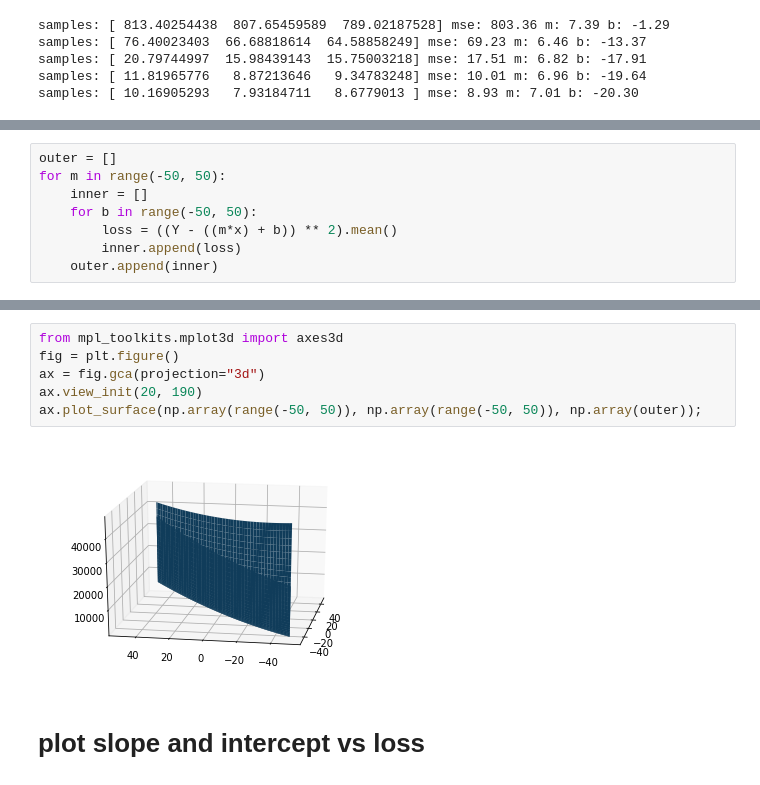
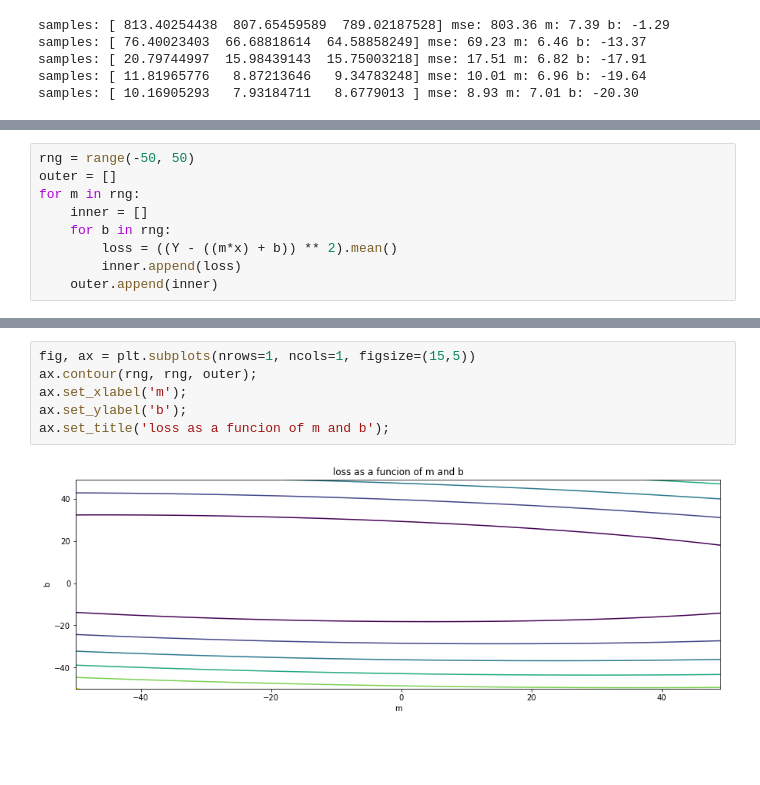
Before and after one commit to chyld/captains-log, a Jupyter notebook: 2018/05/2018-05-11-gradient-descent/gradient-descent-part-2.ipynb, the cells around one changed output, grey strips where cells are left out. Drawn from its saved outputs; the diff is of its cells as text; blank space fills up the shorter version.

```diff
--- a/2018/05/2018-05-11-gradient-descent/gradient-descent-part-2.ipynb
+++ b/2018/05/2018-05-11-gradient-descent/gradient-descent-part-2.ipynb
@@ -57,8 +72,9 @@ samples: [ 10.16905293   7.93184711   8.6779013 ] mse: 8.93 m: 7.01 b: -20.30
 # %%
+rng = range(-50, 50)
 outer = []
-for m in range(-50, 50):
+for m in rng:
     inner = []
-    for b in range(-50, 50):
+    for b in rng:
         loss = ((Y - ((m*x) + b)) ** 2).mean()
         inner.append(loss)
     outer.append(inner)
@@ -69,10 +81,8 @@ plt.contour(range(-50, 50), range(-50, 50), outer);
-# %%
-from mpl_toolkits.mplot3d import axes3d
-fig = plt.figure()
-ax = fig.gca(projection="3d")
-ax.view_init(20, 190)
-ax.plot_surface(np.array(range(-50, 50)), np.array(range(-50, 50)), np.array(outer));
-# %% [output]
-[figure, removed]
-# %% [markdown]
-# plot slope and intercept vs loss
+# %%
+fig, ax = plt.subplots(nrows=1, ncols=1, figsize=(15,5))
+ax.contour(rng, rng, outer);
+ax.set_xlabel('m');
+ax.set_ylabel('b');
+ax.set_title('loss as a funcion of m and b');
+# %% [output]
+[figure, added]
```
Also changed, not shown: parts of 9 cells of this notebook, 1 other file.
